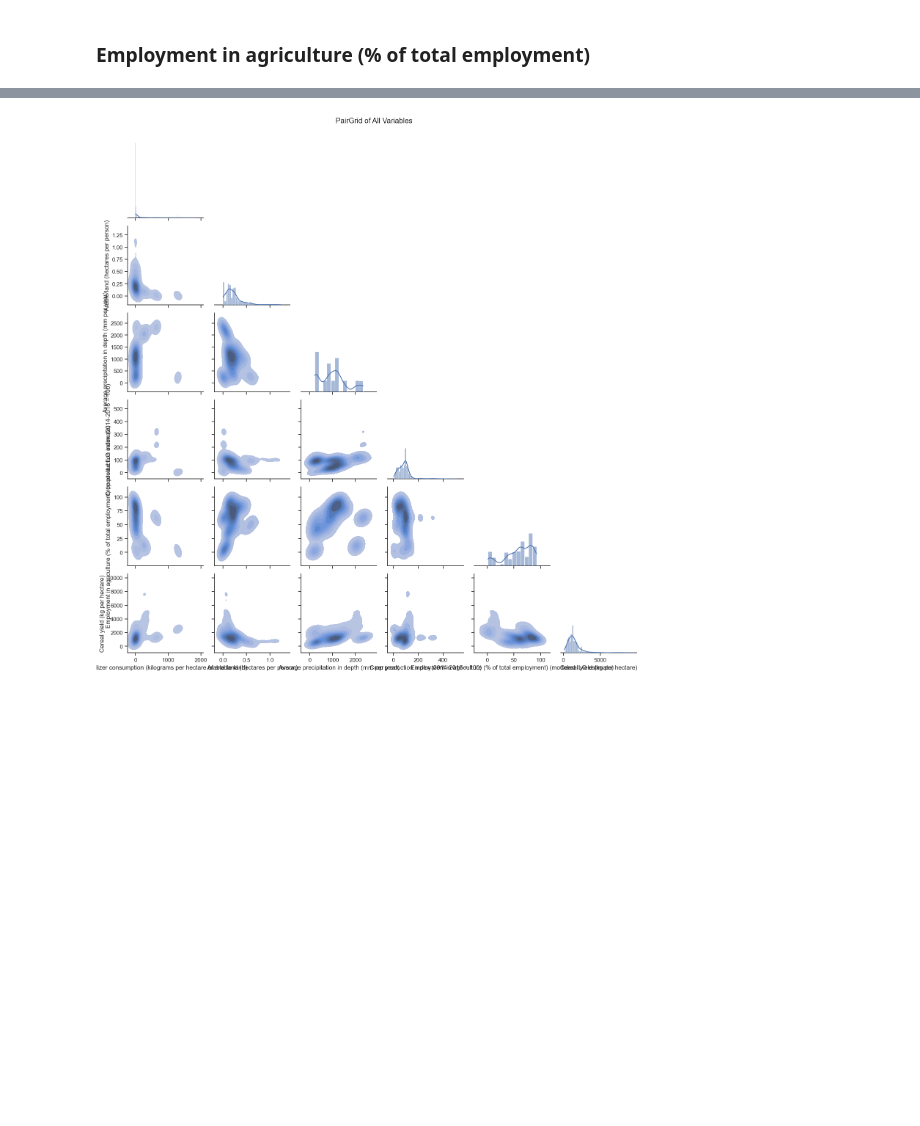
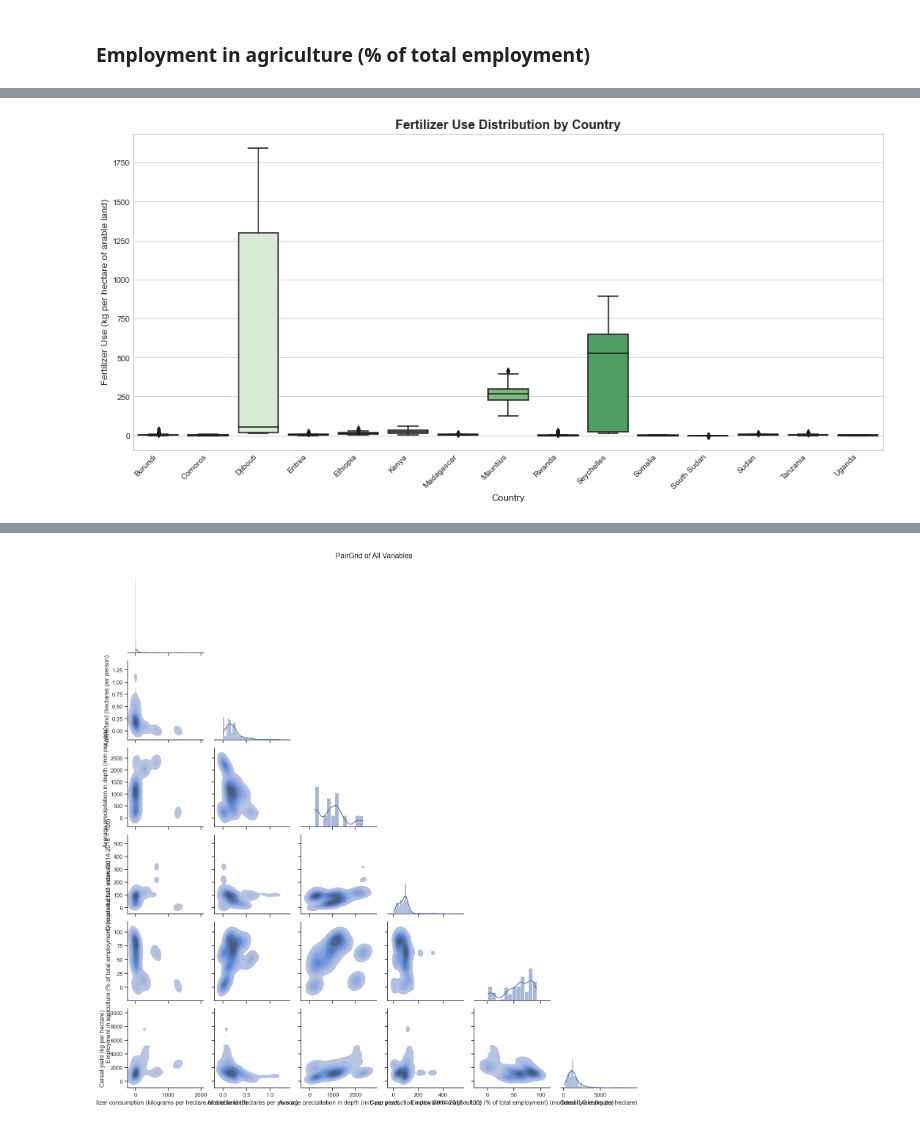
Before and after one commit to Rodgerdev/east-africa-fertilizer-project, a Jupyter notebook: east_africa_proj.ipynb, the cells around one changed output, grey strips where cells are left out. Saved outputs shown, nothing was run; the diff lists cells and outputs as text; code cells hidden in the pictures; blank space fills up the shorter version.

```diff
--- a/east_africa_proj.ipynb
+++ b/east_africa_proj.ipynb
@@ -587,0 +715,21 @@ plt.show()
+# %%
+# Fertilizer Use Distribution by Country
+# Set plot style
+plt.style.use('seaborn-whitegrid')
+
+plt.figure(figsize=(14, 7))
+sns.boxplot(
+    data=df_imputed,
+    x="country_name",
+    y="Fertilizer consumption (kilograms per hectare of arable land)",
+    palette="Greens"
+)
+
+plt.xticks(rotation=45, ha='right')
+plt.title("Fertilizer Use Distribution by Country", fontsize=16, weight='bold')
+plt.xlabel("Country", fontsize=12)
+plt.ylabel("Fertilizer Use (kg per hectare of arable land)", fontsize=12)
+plt.tight_layout()
+plt.show()
+# %% [output]
+[figure, added]
```
Also changed, not shown: parts of 35 cells of this notebook.
